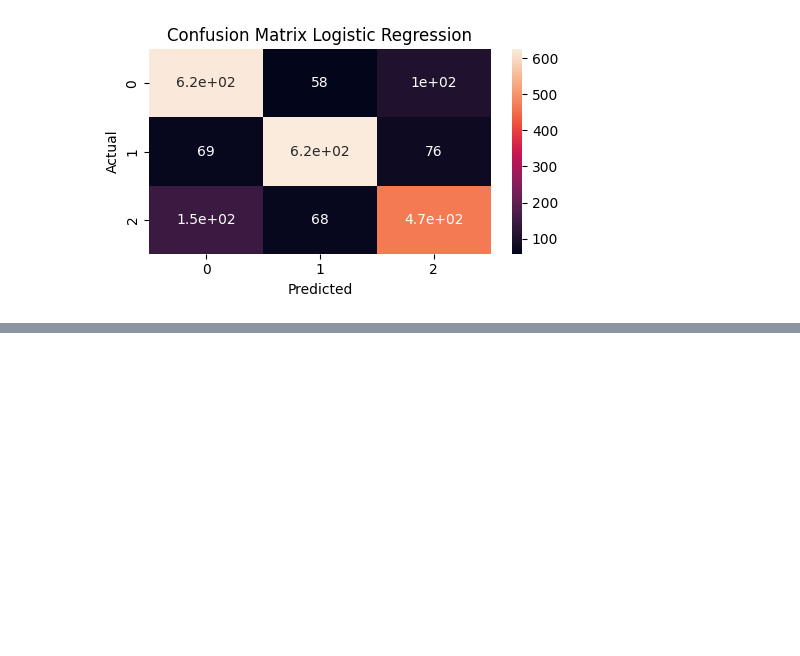
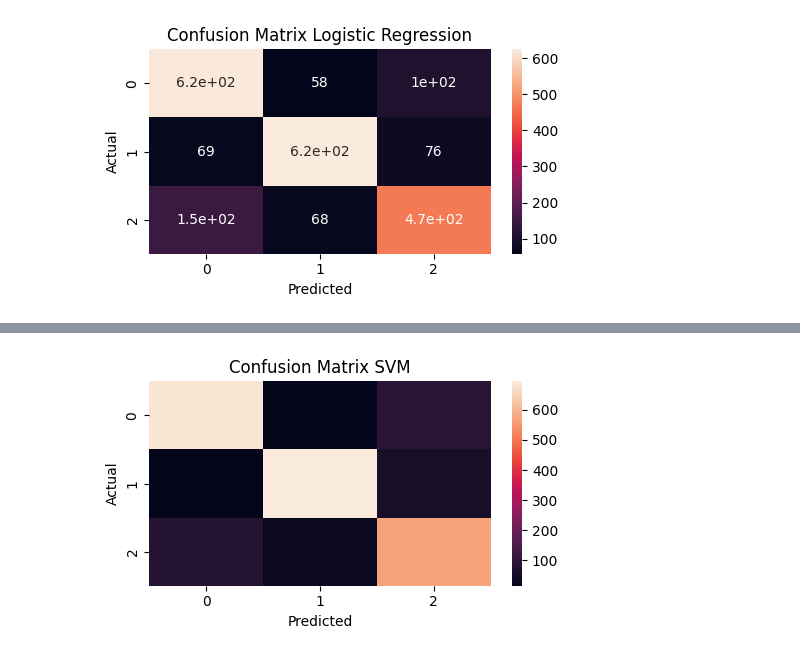
Before and after one commit to revathyshankaran/Multi-Class-Prediction-of-Cirrhosis-Outcomes, a Jupyter notebook: Cirrhosis_outcome_prediction.ipynb, the cells around one changed output, grey strips where cells are left out. Saved outputs shown, nothing was run; the diff lists cells and outputs as text; code cells hidden in the pictures; blank space fills up the shorter version.

```diff
--- a/Cirrhosis_outcome_prediction.ipynb
+++ b/Cirrhosis_outcome_prediction.ipynb
@@ -192,0 +255,3 @@ plt.show()
+# %%
+
+predictions_gb = model_gb.predict(X_test)
@@ -192,0 +267,12 @@ plt.show()
+# %%
+conf_matrix = confusion_matrix(y_test, predictions_gb)
+
+plt.figure(figsize=(5, 3))
+sns.heatmap(conf_matrix)
+plt.ylabel('Actual')
+plt.xlabel('Predicted')
+plt.title('Confusion Matrix SVM')
+plt.tight_layout()
+plt.show()
+# %% [output]
+[figure, added]
```
Also changed, not shown: parts of 11 cells of this notebook.
